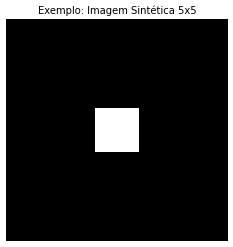
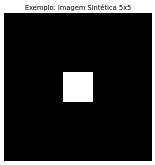
The change to this notebook cell's code, shown as a diff; its figure went from the first image to the second:
--- before
+++ after
@@ -1,5 +1,5 @@
 #| quarto-raw: false
 #| label: fig-01-pixel-acesso
-#| fig-cap: "Exemplo de acesso a pixels: (a) imagem original com pixel destacado, (b) imagem em tons de cinza, (c) matriz sintética 5×5 com pixel central branco."
+#| fig-cap: "Exemplo de matriz sintética 5×5 com pixel central branco."
 #| echo: true
 #| output: true
@@ -38,3 +38,3 @@
 # ou simplesmente:
 
-mm.show(syn, title="Exemplo: Imagem Sintética 5x5", figsize=(8, 8), dpi=60)
+mm.show(syn, title="Exemplo: Imagem Sintética 5x5", figsize=(8, 8), dpi=40)

Commit: v